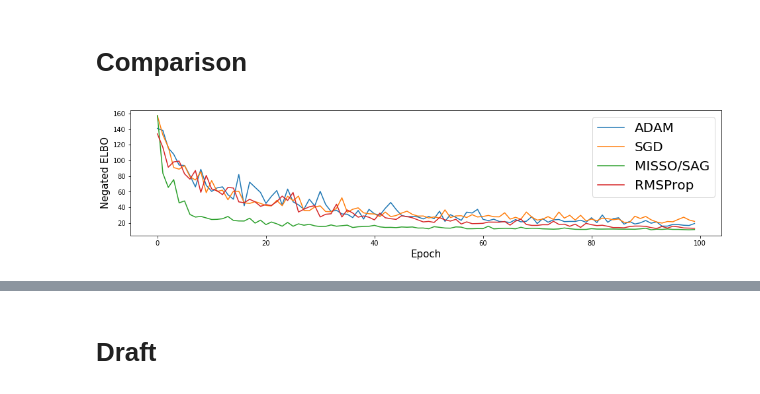
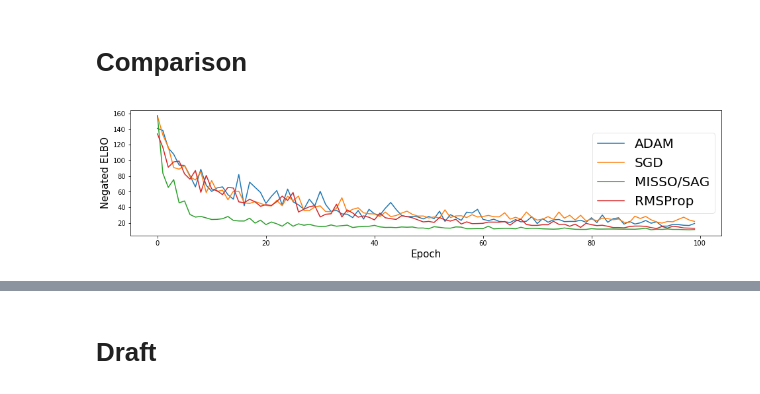
Before and after one commit to BelhalK/BayesianNeuralNets, a Jupyter notebook: MNIST/MNIST-BNN-CustomOptimizer.ipynb, the cells around one changed output, grey strips where cells are left out. Cells and saved outputs as stored; diff of their text form; code cells hidden in the pictures.

Commit message:
losses

```diff
--- a/MNIST/MNIST-BNN-CustomOptimizer.ipynb
+++ b/MNIST/MNIST-BNN-CustomOptimizer.ipynb
@@ -428,0 +479,25 @@ display_draws(train_lossrms, X_batch, epoch_num)
+# %%
+for i in (0,total/N):
+    X_batch, Y_batch = mnist.train.next_batch(N)
+    # TensorFlow method gives the label data in a one hot vetor format. We convert that into a single label.
+    Y_batch = np.argmax(Y_batch,axis=1)
+    grads = tf.gradients(newloss, tf.trainable_variables())
+    var_updates = []
+    var_list = tf.trainable_variables()
+    for grad, var in zip(grads, var_list):
+        var_updates.append(var.assign_sub(learning_rate * grad))
+    train_op = tf.group(*var_updates)
+    sess.run(train_op,feed_dict={x: X_batch, y_ph: Y_batch})
+    #info_dict = inference.update(feed_dict={x: X_batch, y_ph: Y_batch})
+
+train_lossmoment[0] = sess.run(newloss,feed_dict={x: X_batch, y_ph: Y_batch})
+# %%
+for epoch in range(1,epoch_num):
+    for _ in range(0, total, N):
+        X_batch, Y_batch = mnist.train.next_batch(N)
+        # TensorFlow method gives the label data in a one hot vetor format. We convert that into a single label.
+        Y_batch = np.argmax(Y_batch,axis=1)
+        info_dict = inference.update(feed_dict={x: X_batch, y_ph: Y_batch})
+
+    train_lossmoment[epoch] = info_dict['loss']
+    inference.print_progress(info_dict)
@@ -428,0 +506,5 @@ display_draws(train_lossrms, X_batch, epoch_num)
+# %%
+moment = train_lossmoment[0:100]
+#save loss
+with open('momentloss', 'wb') as fp:
+    pickle.dump(moment, fp)
@@ -429,23 +515,26 @@ display_draws(train_lossrms, X_batch, epoch_num)
 # %% [markdown]
 # Comparison
 # %%
-with open ('sagloss', 'rb') as fp:
+with open ('losses/sagloss', 'rb') as fp:
     sag = pickle.load(fp)
-with open ('sgdloss', 'rb') as fp:
+with open ('losses/sgdloss', 'rb') as fp:
     sgd = pickle.load(fp)
-with open ('adamloss', 'rb') as fp:
+with open ('losses/adamloss', 'rb') as fp:
     adam = pickle.load(fp)
-with open ('rmsloss', 'rb') as fp:
+with open ('losses/rmsloss', 'rb') as fp:
     rms = pickle.load(fp)
+with open ('losses/momentloss', 'rb') as fp:
+    moment = pickle.load(fp)
 # %%
 fig, axes = plt.subplots(nrows=1, ncols=1, figsize=(16, 3.5))
 plt.plot(np.arange(100), adam / len(X_batch), label='ADAM')
 plt.plot(np.arange(100), sgd / len(X_batch), label='SGD')
 plt.plot(np.arange(100), sag / len(X_batch), label='MISSO/SAG')
 plt.plot(np.arange(100), rms / len(X_batch), label='RMSProp')
-plt.legend(fontsize=20)
+leg = plt.legend(fontsize=20,fancybox=True, loc='right')
+leg.get_frame().set_alpha(0.5)
 plt.xlabel('Epoch', fontsize=15)
 plt.ylabel('Negated ELBO', fontsize=15)
 plt.show()
 # %% [output]
-[figure, old version]
+[figure, new version]
```
Also changed, not shown: parts of 6 cells of this notebook, 6 other files.
